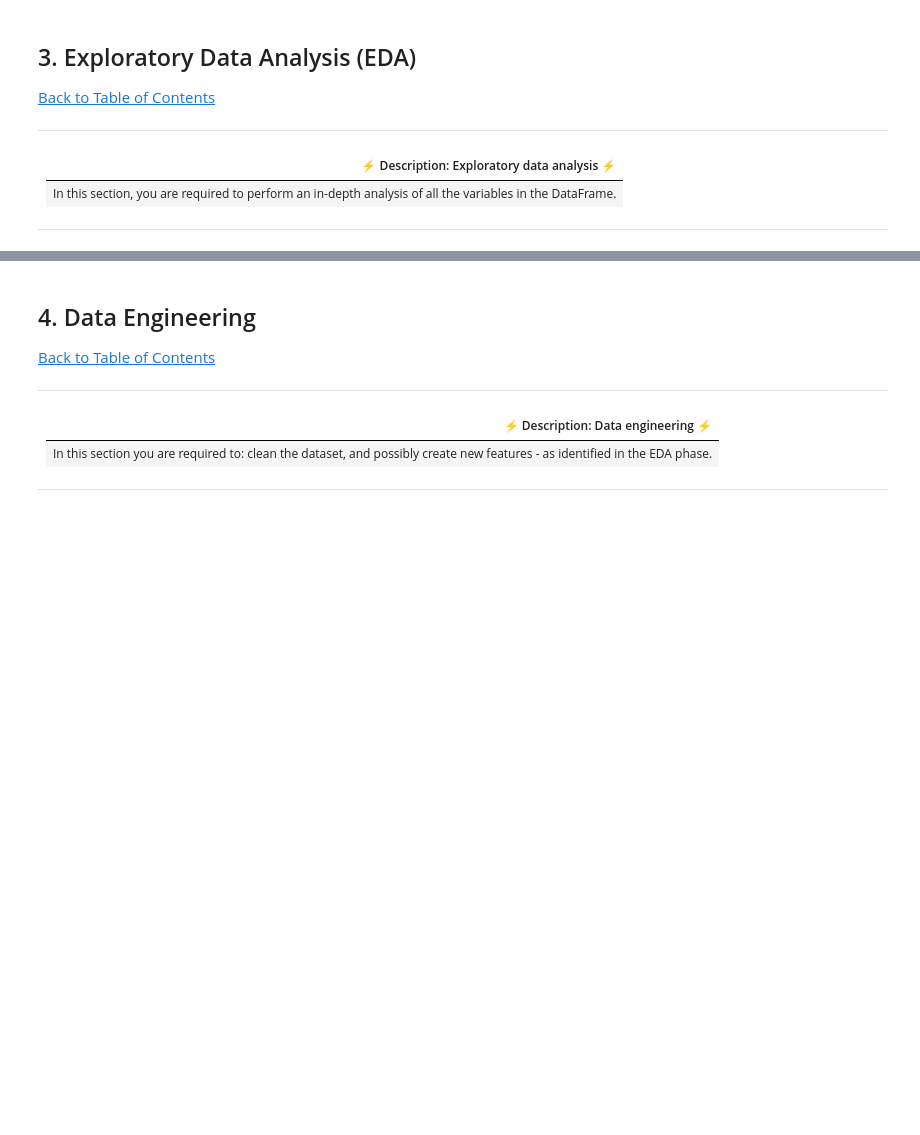
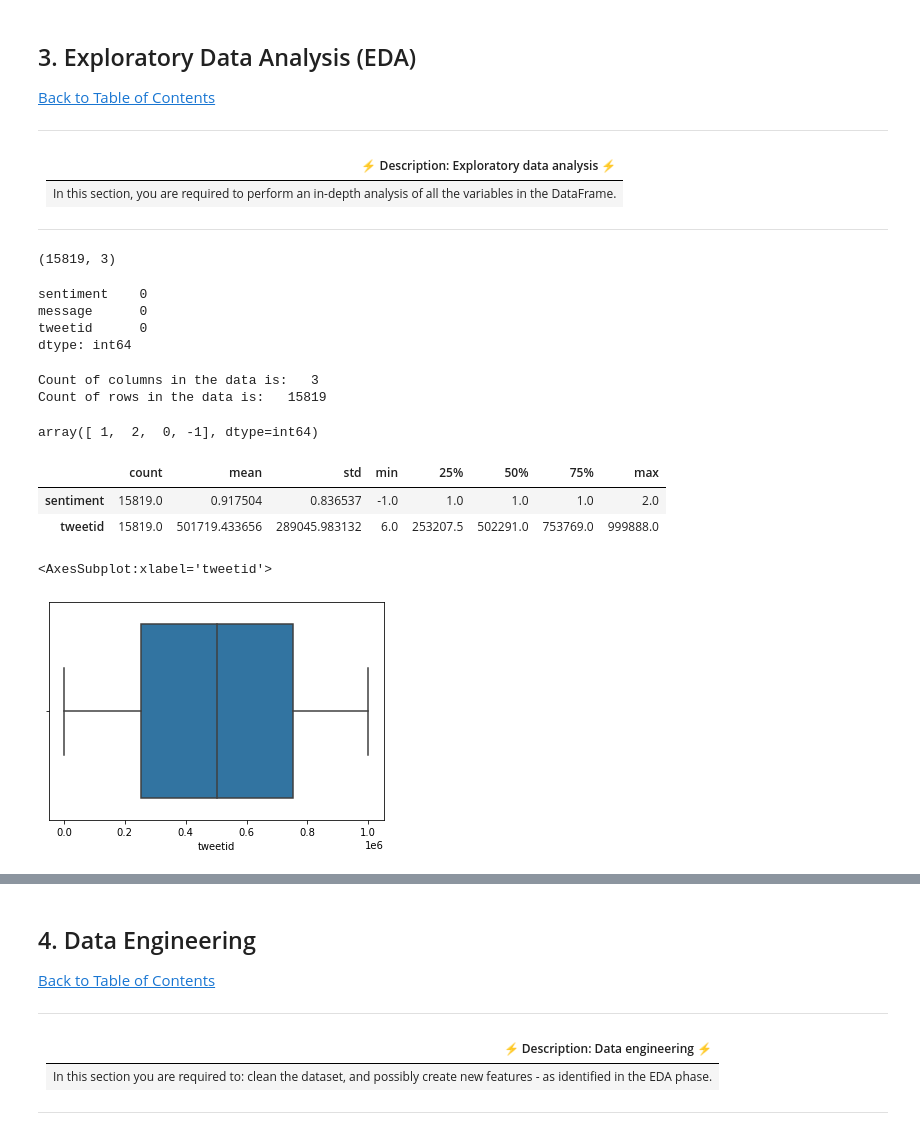
Before and after one commit to LPTsilo/Classification_Sprint_2207FTDS_Team_ES2, a Jupyter notebook: Classification_Sprint_Starter-Notebook.ipynb, the cells around one changed output, grey strips where cells are left out. Cells and saved outputs as stored; diff of their text form; code cells hidden in the pictures; blank space fills up the shorter version.

```diff
--- a/Classification_Sprint_Starter-Notebook.ipynb
+++ b/Classification_Sprint_Starter-Notebook.ipynb
@@ -80,4 +103,5 @@ PARAMETER_CONSTANT = ###
 
 ---
 # %%
-df = # load the data
+df_train = pd.read_csv('train.csv')
+df_train.head(10)
@@ -104,0 +133,38 @@ df = # load the data
+# %%
+df_train.shape
+# %% [output]
+(15819, 3)
+# %%
+#checking for missing/null value
+df_train.isnull().sum()
+# %% [output]
+sentiment    0
+message      0
+tweetid      0
+dtype: int64
+# %%
+#rows and columns in the dataset
+print('Count of columns in the data is:  ', len(df_train.columns))
+print('Count of rows in the data is:  ', len(df_train))
+# %% [output]
+Count of columns in the data is:   3
+Count of rows in the data is:   15819
+# %%
+#checking unique target values
+df_train['sentiment'].unique()
+# %% [output]
+array([ 1,  2,  0, -1], dtype=int64)
+# %%
+# Taking a look at the statistics of numerical columns
+df_train[['sentiment','tweetid']].describe().T
+# %% [output]
+|  | count | mean | std | min | 25% | 50% | 75% | max |
+| sentiment | 15819.0 | 0.917504 | 0.836537 | -1.0 | 1.0 | 1.0 | 1.0 | 2.0 |
+| tweetid | 15819.0 | 501719.433656 | 289045.983132 | 6.0 | 253207.5 | 502291.0 | 753769.0 | 999888.0 |
+# %%
+#checking for outliers on tweet ID columns
+#fig, axes = plt.subplots(0, 0, figsize = (15,15))
+sns.boxplot(data = df_train , x='tweetid')
+# %% [output]
+<AxesSubplot:xlabel='tweetid'>
+[figure, added]
```
Also changed, not shown: parts of 13 cells of this notebook.
